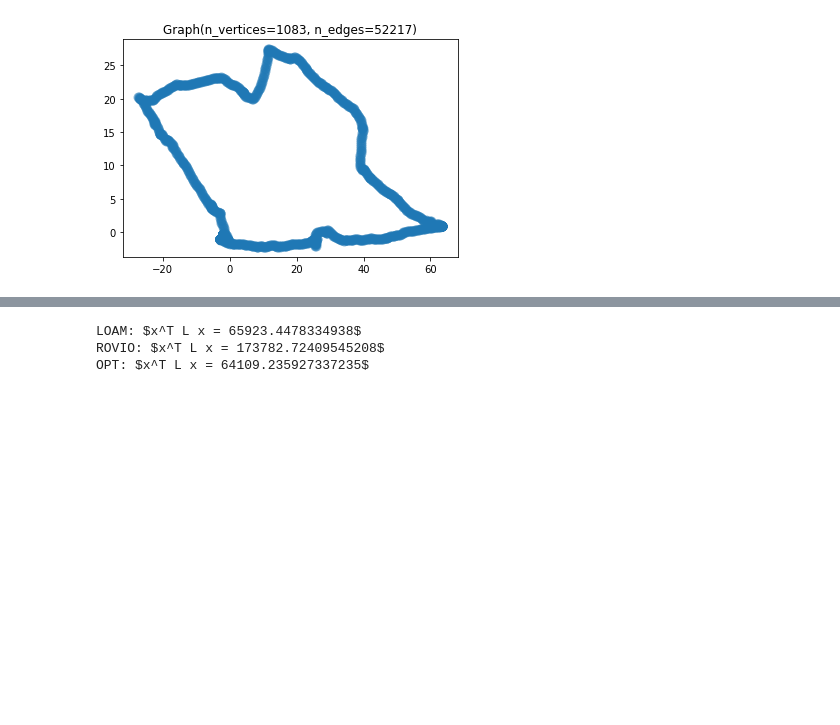
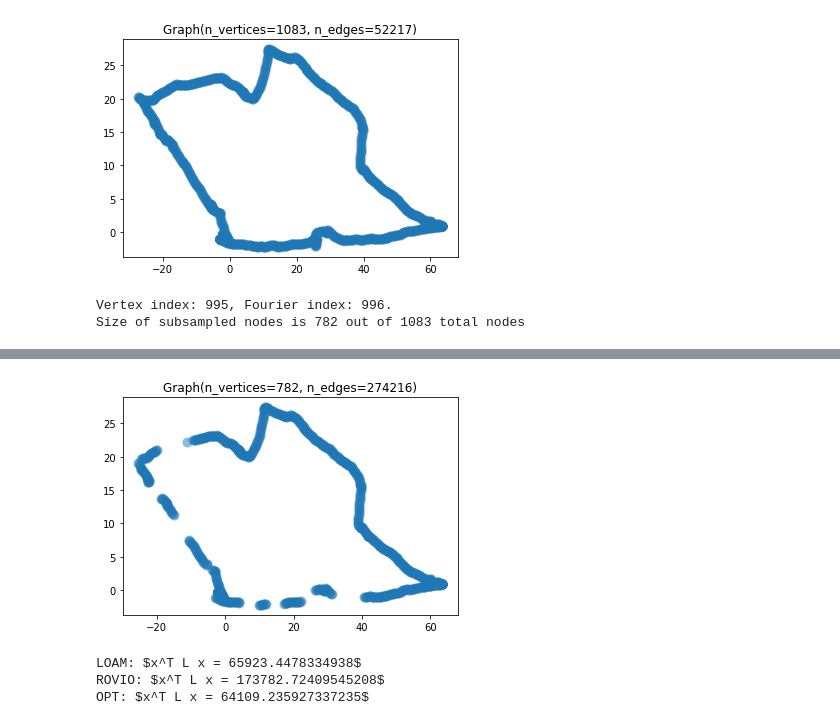
Before and after one commit to ethz-asl/fgsp, a Jupyter notebook: src/Mission_03_test_new_graph.ipynb, the cells around one changed output, grey strips where cells are left out. Drawn from its saved outputs; the diff is of its cells as text; code cells hidden in the pictures; blank space fills up the shorter version.

```diff
--- a/src/Mission_03_test_new_graph.ipynb
+++ b/src/Mission_03_test_new_graph.ipynb
@@ -101,3 +101,19 @@ G.plot()
 (<Figure size 432x288 with 1 Axes>,
  <matplotlib.axes._subplots.AxesSubplot at 0x...>)
 [figure]
+# %%
+idx = np.argmax(np.abs(G.U))
+idx_vertex, idx_fourier = np.unravel_index(idx, G.U.shape)
+print(f"Vertex index: {idx_vertex}, Fourier index: {idx_fourier}.")
+indices = []
+for i in range(0, G.N):
+    if (G.U[i,idx_fourier] >= 0):
+        indices.append(i)
+
+print(f"Size of subsampled nodes is {len(indices)} out of {G.N} total nodes")
+Gs = reduction.kron_reduction(G, indices)
+Gs.plot()
+G=Gs
+# %% [output]
+Vertex index: 995, Fourier index: 996.
+Size of subsampled nodes is 782 out of 1083 total nodes
@@ -104,3 +121,4 @@ G.plot()
+[figure, added]
 # %%
 loam_graph = loam_df[['p_G_Ix', 'p_G_Iy', 'p_G_Iz']].to_numpy()
 rovio_graph = rovio_df[['p_G_Ix', 'p_G_Iy', 'p_G_Iz']].to_numpy()
```
Also changed, not shown: parts of 1 cell of this notebook, 2 other files.
